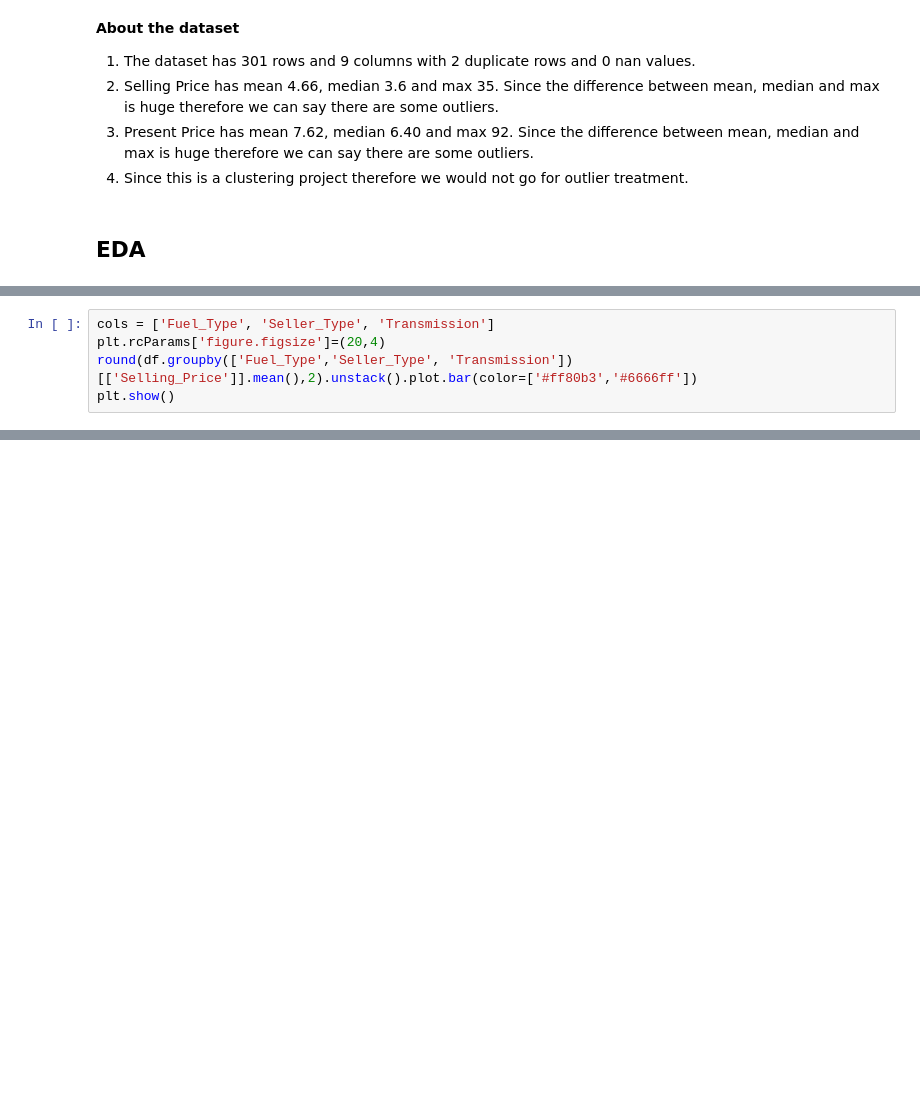
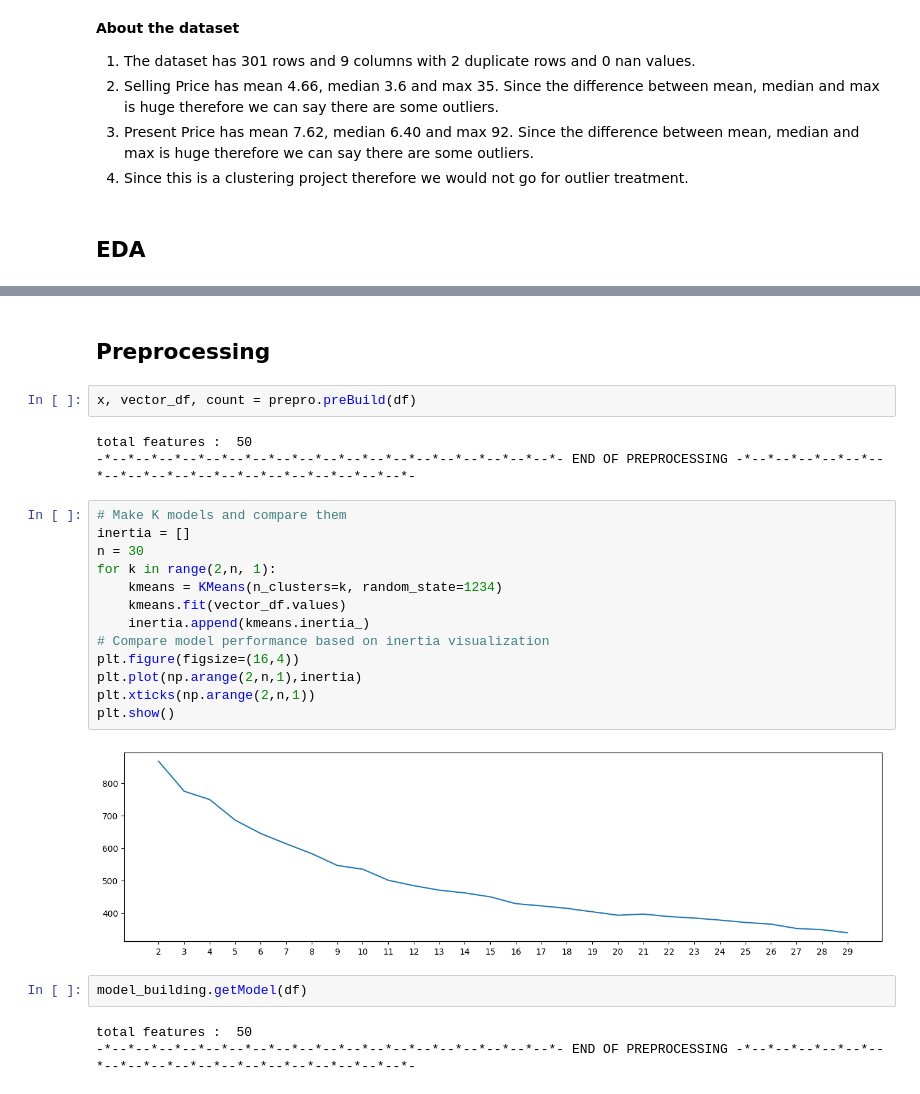
Before and after one commit to mdismailquraishicse/ElectricVehicleSegmentation, a Jupyter notebook: main.ipynb, the cells around one changed output, grey strips where cells are left out. Saved outputs shown, nothing was run; the diff lists cells and outputs as text; blank space fills up the shorter version.

Commit message:
model built and ready for label prediction

```diff
--- a/main.ipynb
+++ b/main.ipynb
@@ -63,5 +44,0 @@ Petrol    Dealer               6.82   5.01
-# %%
-cols = ['Fuel_Type', 'Seller_Type', 'Transmission']
-plt.rcParams['figure.figsize']=(20,4)
-round(df.groupby(['Fuel_Type','Seller_Type', 'Transmission'])[['Selling_Price']].mean(),2).unstack().plot.bar(color=['#ff80b3','#6666ff'])
-plt.show()
@@ -75,0 +65,27 @@ plt.show()
+# %% [markdown]
+## Preprocessing
+# %%
+x, vector_df, count = prepro.preBuild(df)
+# %% [output]
+total features :  50
+-*--*--*--*--*--*--*--*--*--*--*--*--*--*--*--*--*--*--*--*- END OF PREPROCESSING -*--*--*--*--*--*--*--*--*--*--*--*--*--*--*--*--*--*--*--*-
+# %%
+# Make K models and compare them
+inertia = []
+n = 30
+for k in range(2,n, 1):
+    kmeans = KMeans(n_clusters=k, random_state=1234)
+    kmeans.fit(vector_df.values)
+    inertia.append(kmeans.inertia_)
+# Compare model performance based on inertia visualization
+plt.figure(figsize=(16,4))
+plt.plot(np.arange(2,n,1),inertia)
+plt.xticks(np.arange(2,n,1))
+plt.show()
+# %% [output]
+[figure, added]
+# %%
+model_building.getModel(df)
+# %% [output]
+total features :  50
+-*--*--*--*--*--*--*--*--*--*--*--*--*--*--*--*--*--*--*--*- END OF PREPROCESSING -*--*--*--*--*--*--*--*--*--*--*--*--*--*--*--*--*--*--*--*-
```
Also changed, not shown: parts of 8 cells of this notebook, 5 other files.
